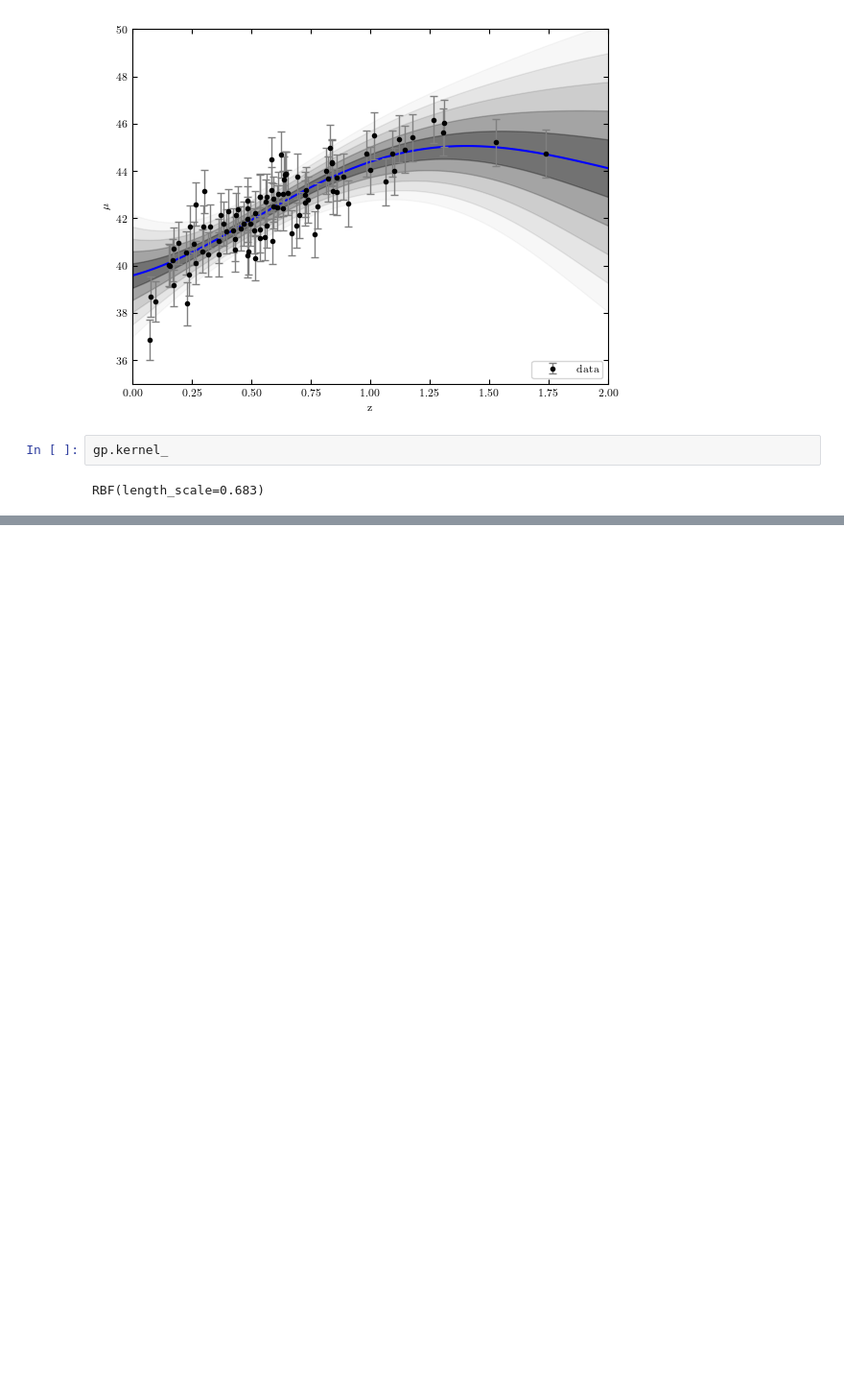
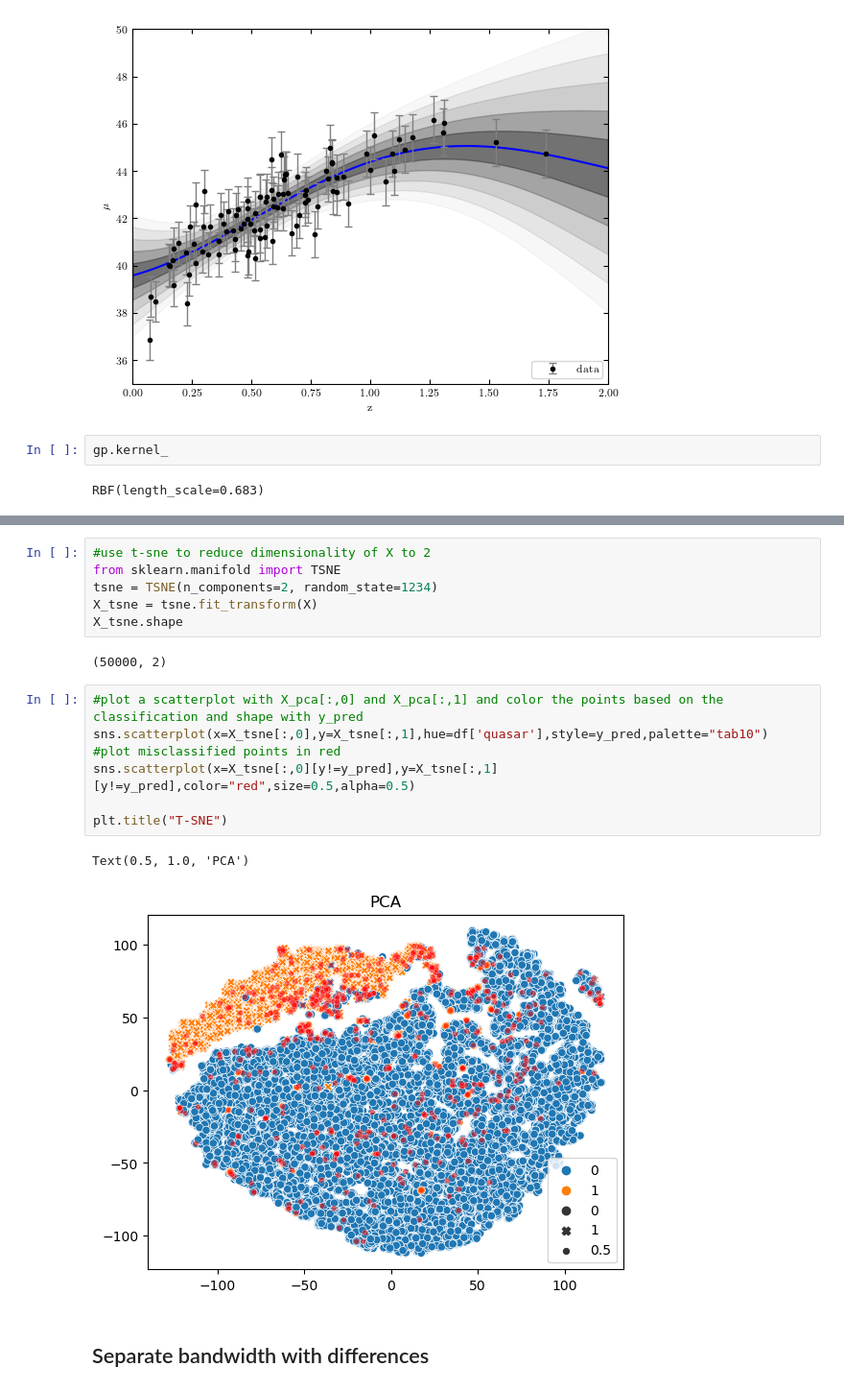
Before and after one commit to zavidos/astrostatistics_bicocca_2023, a Jupyter notebook: AstroStatsCoding.ipynb, the cells around one changed output, grey strips where cells are left out. Shown at 96% size. Drawn from its saved outputs; the diff is of its cells as text; blank space fills up the shorter version.

```diff
--- a/AstroStatsCoding.ipynb
+++ b/AstroStatsCoding.ipynb
@@ -946,0 +1105,20 @@ RBF(length_scale=0.683)
+# %%
+#use t-sne to reduce dimensionality of X to 2
+from sklearn.manifold import TSNE
+tsne = TSNE(n_components=2, random_state=1234)
+X_tsne = tsne.fit_transform(X)
+X_tsne.shape
+# %% [output]
+(50000, 2)
+# %%
+#plot a scatterplot with X_pca[:,0] and X_pca[:,1] and color the points based on the classification and shape with y_pred
+sns.scatterplot(x=X_tsne[:,0],y=X_tsne[:,1],hue=df['quasar'],style=y_pred,palette="tab10")
+#plot misclassified points in red
+sns.scatterplot(x=X_tsne[:,0][y!=y_pred],y=X_tsne[:,1][y!=y_pred],color="red",size=0.5,alpha=0.5)
+
+plt.title("T-SNE")
+# %% [output]
+Text(0.5, 1.0, 'PCA')
+[figure, added]
+# %% [markdown]
+## Separate bandwidth with differences
```
Also changed, not shown: parts of 37 cells of this notebook.
